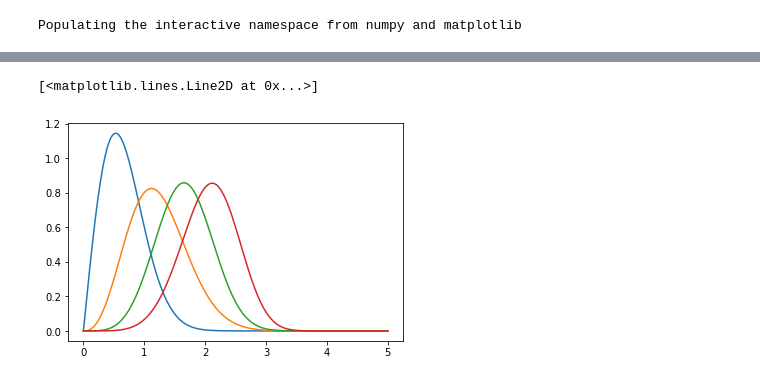
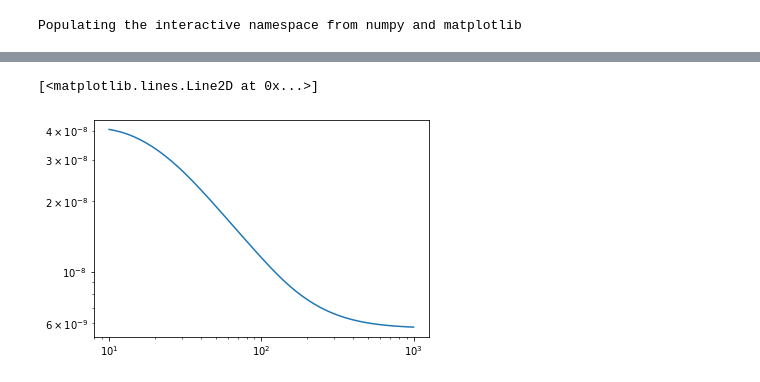
Before and after one commit to DifferentiableUniverseInitiative/jax_cosmo, a Jupyter notebook: notebooks/jax-cosmo-intro.ipynb, the cells around one changed output, grey strips where cells are left out. Drawn from its saved outputs; the diff is of its cells as text; code cells hidden in the pictures.

```diff
--- a/notebooks/jax-cosmo-intro.ipynb
+++ b/notebooks/jax-cosmo-intro.ipynb
@@ -16,14 +71,10 @@ nz4 = jc.redshift.smail_nz(5., 4., 2.)
-# %%
-z = np.linspace(0,5,256)
-plot(z, nz1(z))
-plot(z, nz2(z))
-plot(z, nz3(z))
-plot(z, nz4(z))
-# %% [output]
-[<matplotlib.lines.Line2D at 0x...>]
-[figure, removed]
 # %%
+# Get a cosmology
+cosmo = jc.Planck15()
+
+lensing_bins = [nz2, nz3, nz4]
+clustering_bins = [nz1]
+
 # Define a list of probes
-probes = [jc.probes.WeakLensing([nz1, nz2, nz3, nz4]),
-          jc.probes.NumberCounts([nz1, nz2, nz3, nz4],
-                                 jc.bias.constant_linear_bias(1.))]
+probes = [jc.probes.WeakLensing(lensing_bins),
+          jc.probes.NumberCounts(clustering_bins, jc.bias.constant_linear_bias(1.))]
@@ -32,5 +81,12 @@ cosmo = jc.Planck15()
 # %%
 ell = np.logspace(1,3)
-cls = jc.angular_cl.angular_cl(cosmo, ell, probes)
-data = cls.flatten()
+
+# Get some fake observed cls
+cls = jc.angular_cl.angular_cl(cosmo, ell, probes) + jc.angular_cl.noise_cl(ell, probes)
+# %%
+# This is for instance the first bin auto-spectrum
+loglog(ell, cls[0])
+# %% [output]
+[<matplotlib.lines.Line2D at 0x...>]
+[figure, added]
 # %%
```
Also changed, not shown: parts of 15 cells of this notebook.
